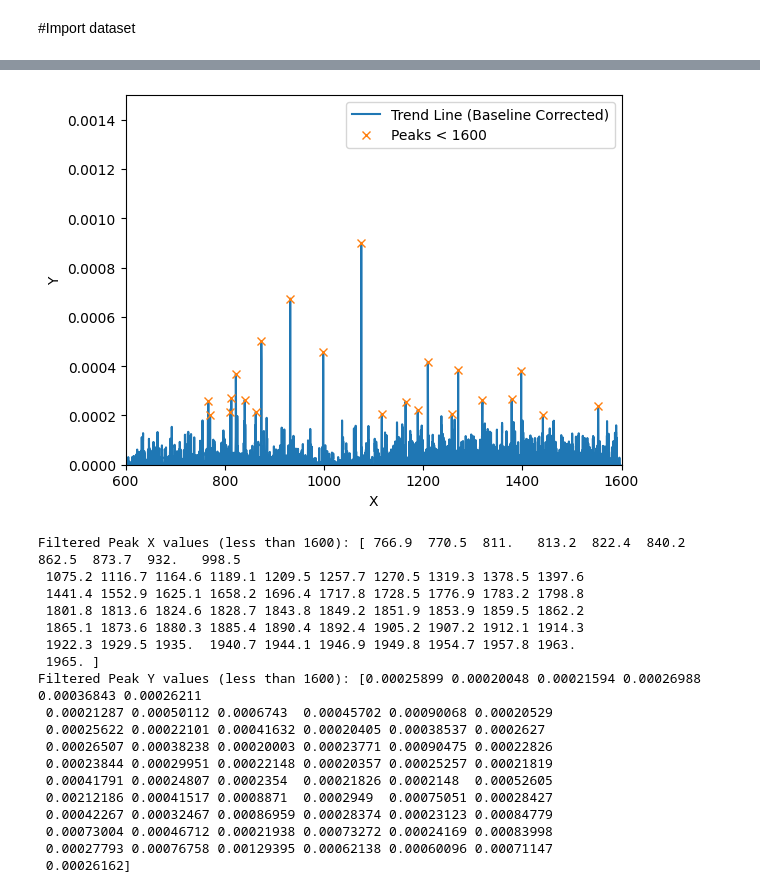
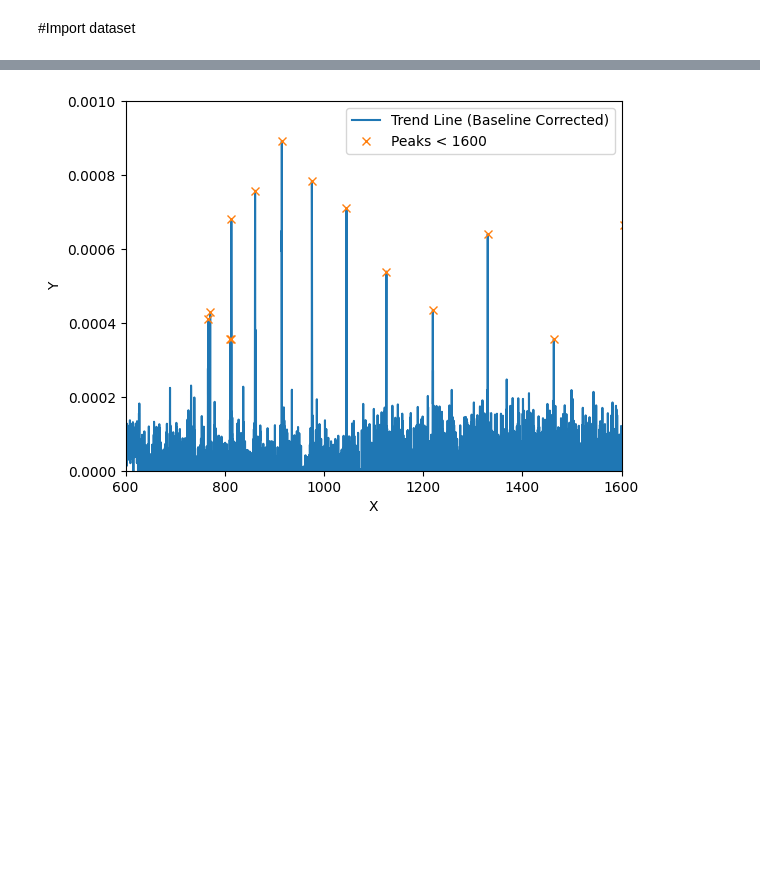
Before and after one commit to benjaminnigjeh/keyProteoforms, a Jupyter notebook: explainableAI.ipynb, the cells around one changed output, grey strips where cells are left out. Drawn from its saved outputs; the diff is of its cells as text; code cells hidden in the pictures; blank space fills up the shorter version.

```diff
--- a/explainableAI.ipynb
+++ b/explainableAI.ipynb
@@ -162,21 +203,0 @@ plt.show()
-# %%
-# **Gradient-Based Method (Saliency Map)**
-@tf.function
-def compute_gradients(input_sample):
-    with tf.GradientTape() as tape:
-        tape.watch(input_sample)  # Watch the input
-        predictions = model(input_sample, training=False)  # Make predictions
-    gradients = tape.gradient(predictions, input_sample)  # Compute gradients
-    return gradients
-
-# Compute gradients for the first sample in the test set
-sample_input = tf.convert_to_tensor(X_train[:1], dtype=tf.float32)
-gradients = compute_gradients(sample_input)
-
-# Calculate the absolute sum of gradients for each feature
-importance_gradients = np.abs(gradients.numpy()).sum(axis=0)
-plt.plot(importance_gradients)
-plt.xlabel('Feature Index')
-plt.ylabel('Gradient Importance')
-plt.title('Gradient Importance of Features')
-plt.show()
@@ -190,61 +241,33 @@ x = np.arange(600, 1969, 0.1)
 # %%
 # Apply baseline correction (subtract the baseline)
 # Using Savitzky-Golay filter to remove the baseline trend
-baseline = savgol_filter(y, window_length=10000, polyorder=3)  # Smoothing the signal
+baseline = savgol_filter(y, window_length=13690, polyorder=3)  # Smoothing the signal
 corrected_y = y - baseline # Subtract baseline to remove it
 
-# Apply a 5-point moving average to the corrected signal to get the trend line
-trend_line = np.convolve(corrected_y, np.ones(5)/5, mode='valid')
-
-# from scipy.ndimage import gaussian_filter1d
-
-# trend_line = gaussian_filter1d(trend_line, sigma=20)
-
-# from scipy.signal import savgol_filter
-
-# trend_line = savgol_filter(trend_line, window_length=11, polyorder=2)
+# Apply a 2-point moving average to the corrected signal to get the trend line
+trend_line = np.convolve(corrected_y, np.ones(2)/2, mode='valid')
 
 # Define the minimum peak height (this is the threshold for peak detection)
-min_peak_height = 0.0002  # Change this value based on your signal
+min_peak_height = 0.0003  # Change this value based on your signal
 
 # Find the peaks in the trend line with the defined height threshold
-peaks, _ = find_peaks(trend_line, height=min_peak_height, distance=20)
+peaks, _ = find_peaks(trend_line, height=min_peak_height, distance=10)
 
 # Filter peaks with y-values less than 1600
 filtered_peaks = peaks[trend_line[peaks] < 1600]
 
 # Plot the data and the detected peaks
 plt.plot(x[:len(trend_line)], trend_line, label='Trend Line (Baseline Corrected)')
 plt.plot(x[filtered_peaks], trend_line[filtered_peaks], "x", label='Peaks < 1600')
 plt.xlabel('X')
 plt.xlim([600, 1600])
-plt.ylim([0, 0.0015])
+plt.ylim([0, 0.0010])
 plt.ylabel('Y')
 plt.legend()
 plt.show()
 
 # Output the filtered peak values
 peak_x_values = x[filtered_peaks]
 peak_y_values = trend_line[filtered_peaks]
-print(f"Filtered Peak X values (less than 1600): {peak_x_values}")
-print(f"Filtered Peak Y values (less than 1600): {peak_y_values}")
 # %% [output]
-[figure, old version]
+[figure, new version]
-Filtered Peak X values (less than 1600): [ 766.9  770.5  811.   813.2  822.4  840.2  862.5  873.7  932.   998.5
- 1075.2 1116.7 1164.6 1189.1 1209.5 1257.7 1270.5 1319.3 1378.5 1397.6
- 1441.4 1552.9 1625.1 1658.2 1696.4 1717.8 1728.5 1776.9 1783.2 1798.8
- 1801.8 1813.6 1824.6 1828.7 1843.8 1849.2 1851.9 1853.9 1859.5 1862.2
- 1865.1 1873.6 1880.3 1885.4 1890.4 1892.4 1905.2 1907.2 1912.1 1914.3
- 1922.3 1929.5 1935.  1940.7 1944.1 1946.9 1949.8 1954.7 1957.8 1963.
- 1965. ]
-Filtered Peak Y values (less than 1600): [0.00025899 0.00020048 0.00021594 0.00026988 0.00036843 0.00026211
- 0.00021287 0.00050112 0.0006743  0.00045702 0.00090068 0.00020529
- 0.00025622 0.00022101 0.00041632 0.00020405 0.00038537 0.0002627
- 0.00026507 0.00038238 0.00020003 0.00023771 0.00090475 0.00022826
- 0.00023844 0.00029951 0.00022148 0.00020357 0.00025257 0.00021819
- 0.00041791 0.00024807 0.0002354  0.00021826 0.0002148  0.00052605
- 0.00212186 0.00041517 0.0008871  0.0002949  0.00075051 0.00028427
- 0.00042267 0.00032467 0.00086959 0.00028374 0.00023123 0.00084779
- 0.00073004 0.00046712 0.00021938 0.00073272 0.00024169 0.00083998
- 0.00027793 0.00076758 0.00129395 0.00062138 0.00060096 0.00071147
- 0.00026162]
```
Also changed, not shown: parts of 12 cells of this notebook.
